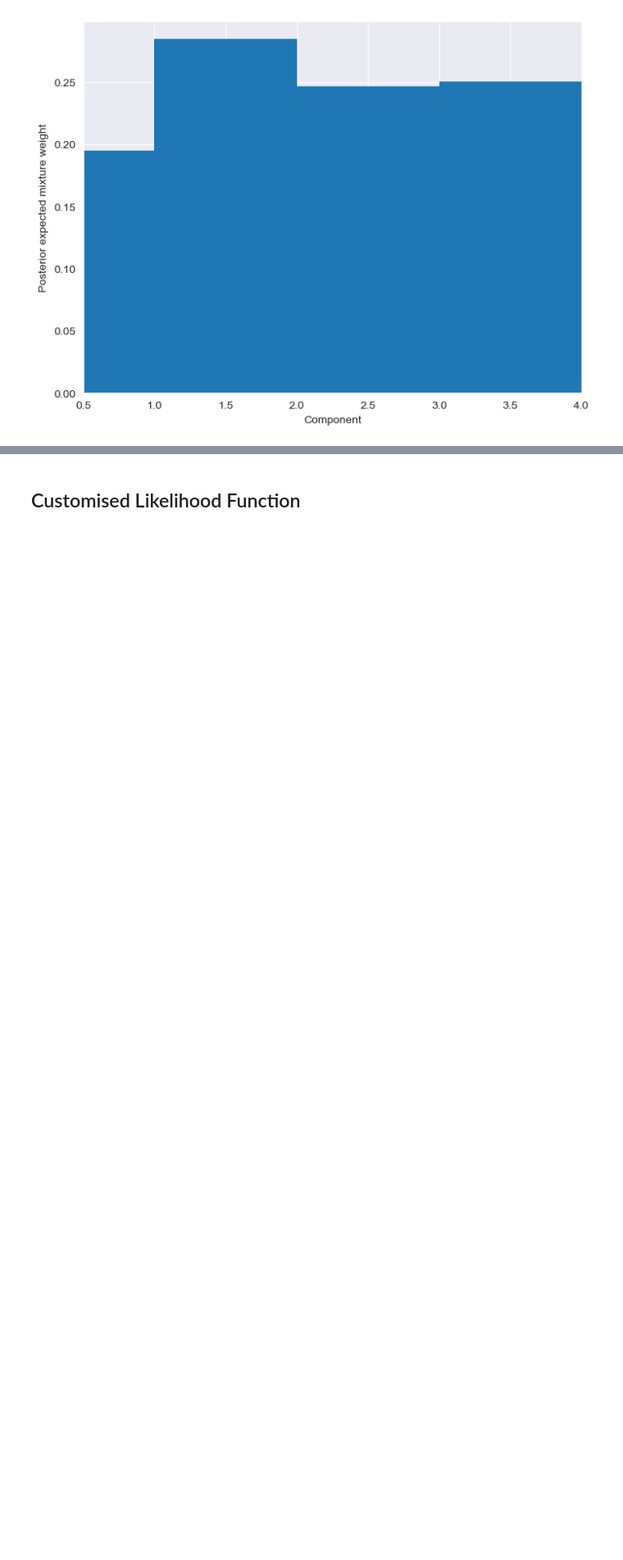
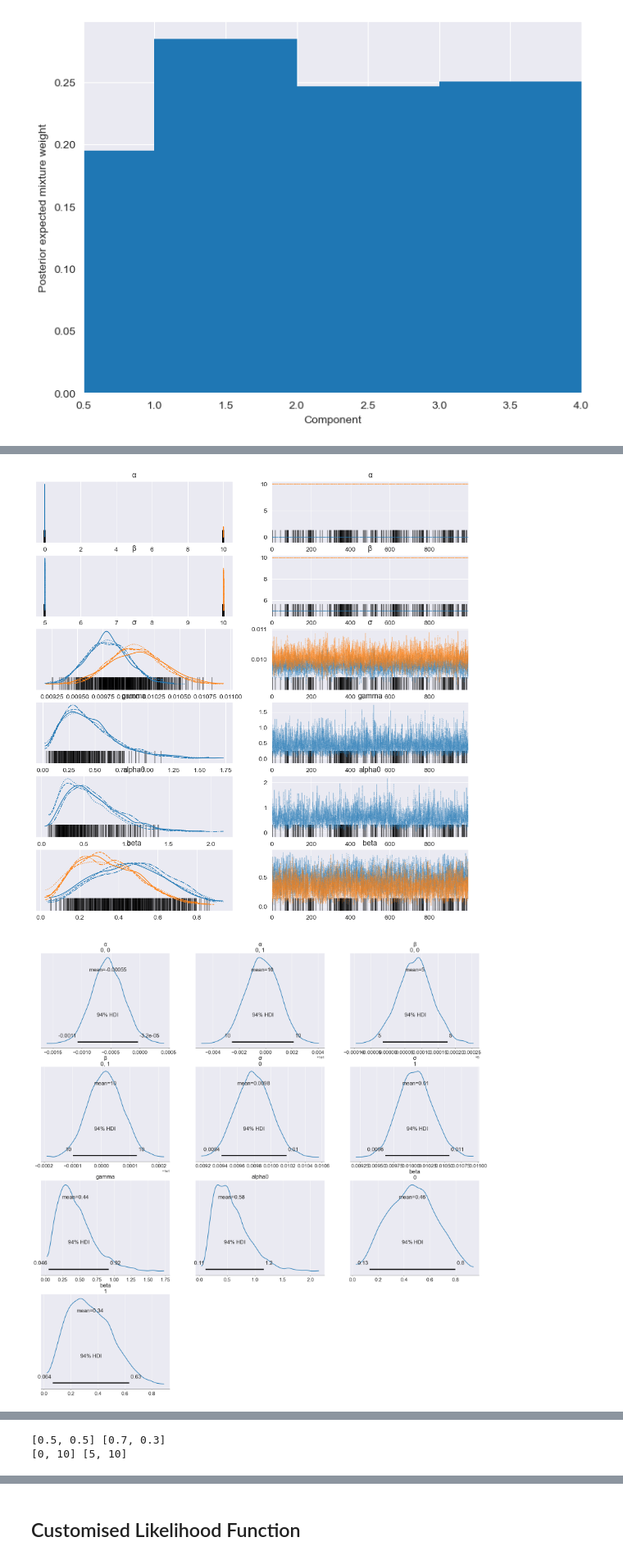
Before and after one commit to Kumachar/ResearchExamples, a Jupyter notebook: PyMC_Regression.ipynb, the cells around one changed output, grey strips where cells are left out. Shown at 82% size. Saved outputs shown, nothing was run; the diff lists cells and outputs as text; code cells hidden in the pictures; blank space fills up the shorter version.

```diff
--- a/PyMC_Regression.ipynb
+++ b/PyMC_Regression.ipynb
@@ -471,6 +568,37 @@ def summary(trace, model, type="DirichletProcess"):
     ax.set_xlabel("Component")
 
     ax.set_ylabel("Posterior expected mixture weight");
+# %%
+def summary_HDP(trace, model, N_sources=1, k=1):
+    var_names = ["α", "β", "σ", "gamma", "alpha0", "beta"]
+    # Add π_norm for each source
+    for s in range(N_sources):
+        var_names.append(f"π_{s}")
+        var_names.append(f"π_norm_{s}")
+    print(az.summary(trace, var_names=var_names))
+
+    print("Trace summary completed.")
+    az.plot_trace(trace, var_names=["α", "β", "σ", "gamma", "alpha0", "beta"])
+
+    with model:
+        posterior_predictive = pm.sample_posterior_predictive(trace, random_seed=RANDOM_SEED)
+
+    az.plot_posterior(trace, var_names=["α", "β", "σ", "gamma", "alpha0", "beta"])
+
+    fig, ax = plt.subplots(figsize=(8, 6))
+    plot_w = np.arange(k) + 1
+    for s in range(N_sources):
+        ax.bar(
+            plot_w - 0.5 + s * 0.1,  # Slight offset for each source
+            trace.posterior[f"π_norm_{s}"].mean(("chain", "draw")),
+            width=0.1, label=f"Source {s + 1}",
+        )
+
+    ax.set_xlim(0.5, k)
+    ax.set_xlabel("Component")
+    ax.set_ylabel("Posterior expected mixture weight")
+    ax.legend(title="Sources")
+    plt.show()
 # %%
 summary(trace, Mixture_regression1, type="DirichletDistribution")
 # %% [output]
@@ -527,0 +658,7 @@ Sampling: [likelihood]
+# %%
+summary_HDP(trace, Mixture_regression3, N_sources=N_sources, k=k)
+#print true proportion
+print(proportions1, proportions2)
+#print true regression parameters
+print(a,b)
+# %% [output]
@@ -527,0 +686,2 @@ Sampling: [likelihood]
+[figure, added]
+[figure, added]
@@ -527,0 +689,2 @@ Sampling: [likelihood]
+[0.5, 0.5] [0.7, 0.3]
+[0, 10] [5, 10]
```
Also changed, not shown: parts of 16 cells of this notebook.
